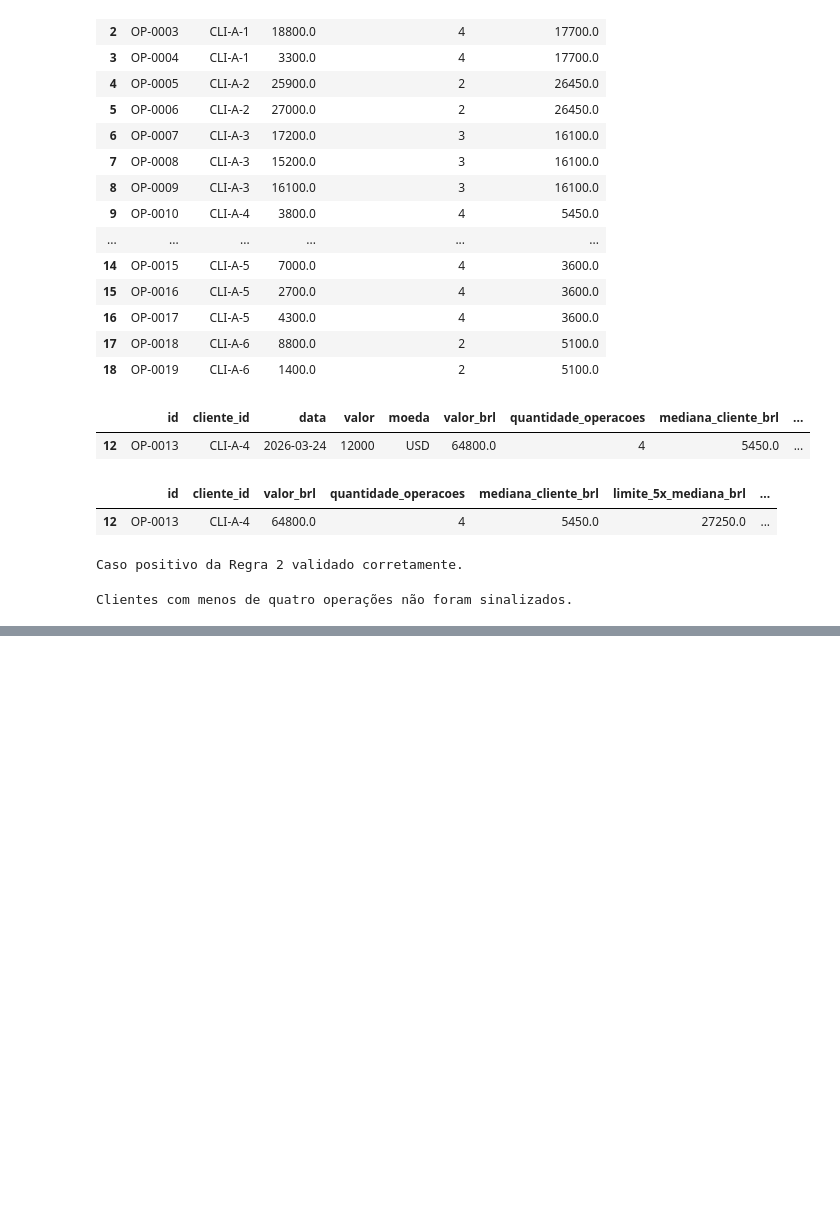
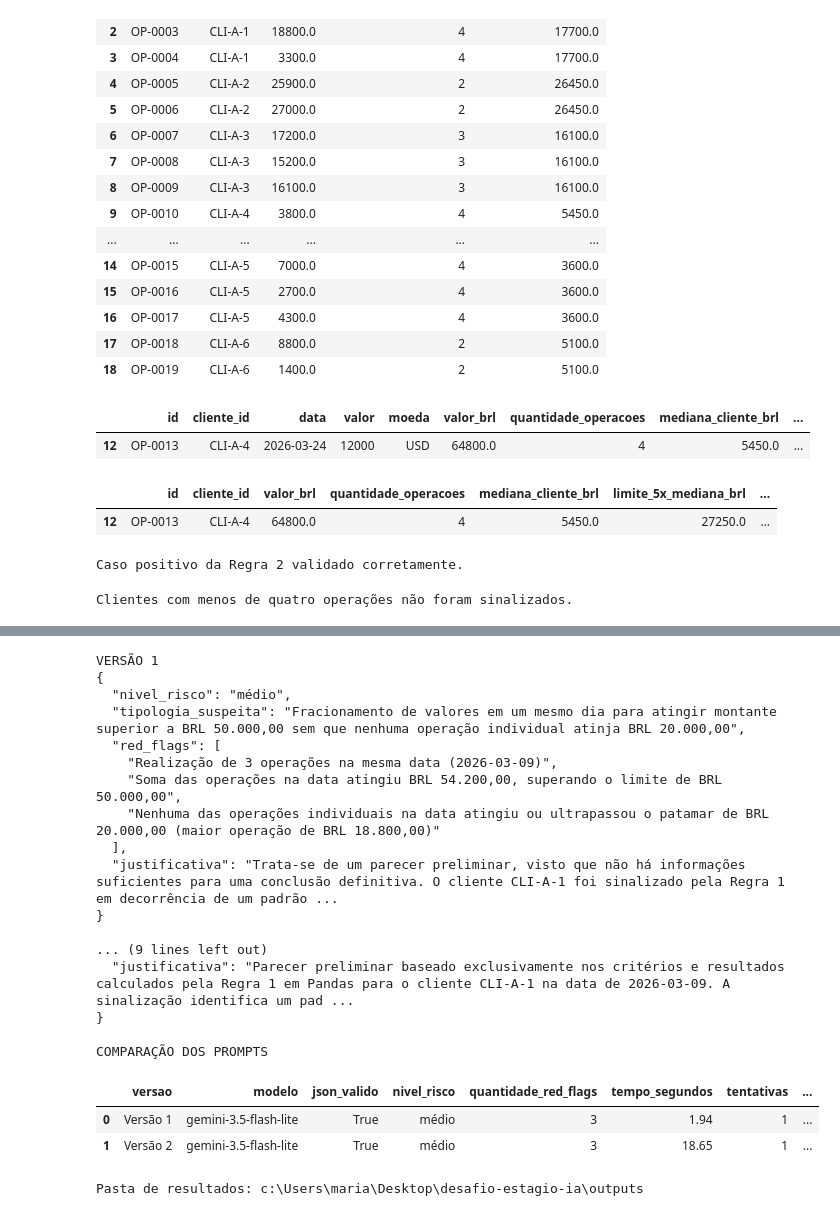
Before and after one commit to mariafernandaff2/desafio-estagio-ia, a Jupyter notebook: nivel_1/nivel_1.ipynb, the cells around one changed output, grey strips where cells are left out. Saved outputs shown, nothing was run; the diff lists cells and outputs as text; code cells hidden in the pictures; blank space fills up the shorter version.

Commit message:
parecer com LLM no nível 1

```diff
--- a/nivel_1/nivel_1.ipynb
+++ b/nivel_1/nivel_1.ipynb
@@ -514,0 +1083,22 @@ Clientes com menos de quatro operações não foram sinalizados.
+# %%
+inicio_v2 = time.perf_counter()
+
+resposta_versao_2, tentativas_versao_2 = gerar_com_tentativas(
+    client=client,
+    modelo=modelo,
+    prompt=prompt_versao_2
+)
+
+tempo_versao_2 = time.perf_counter() - inicio_v2
+
+resultado_validacao_v2 = converter_e_validar_resposta(
+    resposta_versao_2
+)
+
+parecer_versao_2 = resultado_validacao_v2["parecer"]
+
+metricas_versao_2 = extrair_metricas(
+    resposta=resposta_versao_2,
+    tempo=tempo_versao_2,
+    tentativas=tentativas_versao_2
+)
@@ -514,0 +1246,45 @@ Clientes com menos de quatro operações não foram sinalizados.
+# %%
+print("VERSÃO 1")
+print(
+    json.dumps(
+        parecer_versao_1,
+        ensure_ascii=False,
+        indent=2
+    )
+)
+
+print("\nVERSÃO 2")
+print(
+    json.dumps(
+        parecer_versao_2,
+        ensure_ascii=False,
+        indent=2
+    )
+)
+
+print("\nCOMPARAÇÃO DOS PROMPTS")
+display(comparacao_prompts)
+
+print("\nPasta de resultados:", pasta_outputs)
+# %% [output]
+VERSÃO 1
+{
+  "nivel_risco": "médio",
+  "tipologia_suspeita": "Fracionamento de valores em um mesmo dia para atingir montante superior a BRL 50.000,00 sem que nenhuma operação individual atinja BRL 20.000,00",
+  "red_flags": [
+    "Realização de 3 operações na mesma data (2026-03-09)",
+    "Soma das operações na data atingiu BRL 54.200,00, superando o limite de BRL 50.000,00",
+    "Nenhuma das operações individuais na data atingiu ou ultrapassou o patamar de BRL 20.000,00 (maior operação de BRL 18.800,00)"
+  ],
+  "justificativa": "Trata-se de um parecer preliminar, visto que não há informações suficientes para uma conclusão definitiva. O cliente CLI-A-1 foi sinalizado pela Regra 1 em decorrência de um padrão ...
+}
+
+... (9 lines left out)
+  "justificativa": "Parecer preliminar baseado exclusivamente nos critérios e resultados calculados pela Regra 1 em Pandas para o cliente CLI-A-1 na data de 2026-03-09. A sinalização identifica um pad ...
+}
+
+COMPARAÇÃO DOS PROMPTS
+|  | versao | modelo | json_valido | nivel_risco | quantidade_red_flags | tempo_segundos | tentativas | ... |
+| 0 | Versão 1 | gemini-3.5-flash-lite | True | médio | 3 | 1.94 | 1 | ... |
+| 1 | Versão 2 | gemini-3.5-flash-lite | True | médio | 3 | 18.65 | 1 | ... |
+Pasta de resultados: c:\Users\maria\Desktop\desafio-estagio-ia\outputs
```
Also changed, not shown: parts of 38 cells of this notebook, 9 other files.
